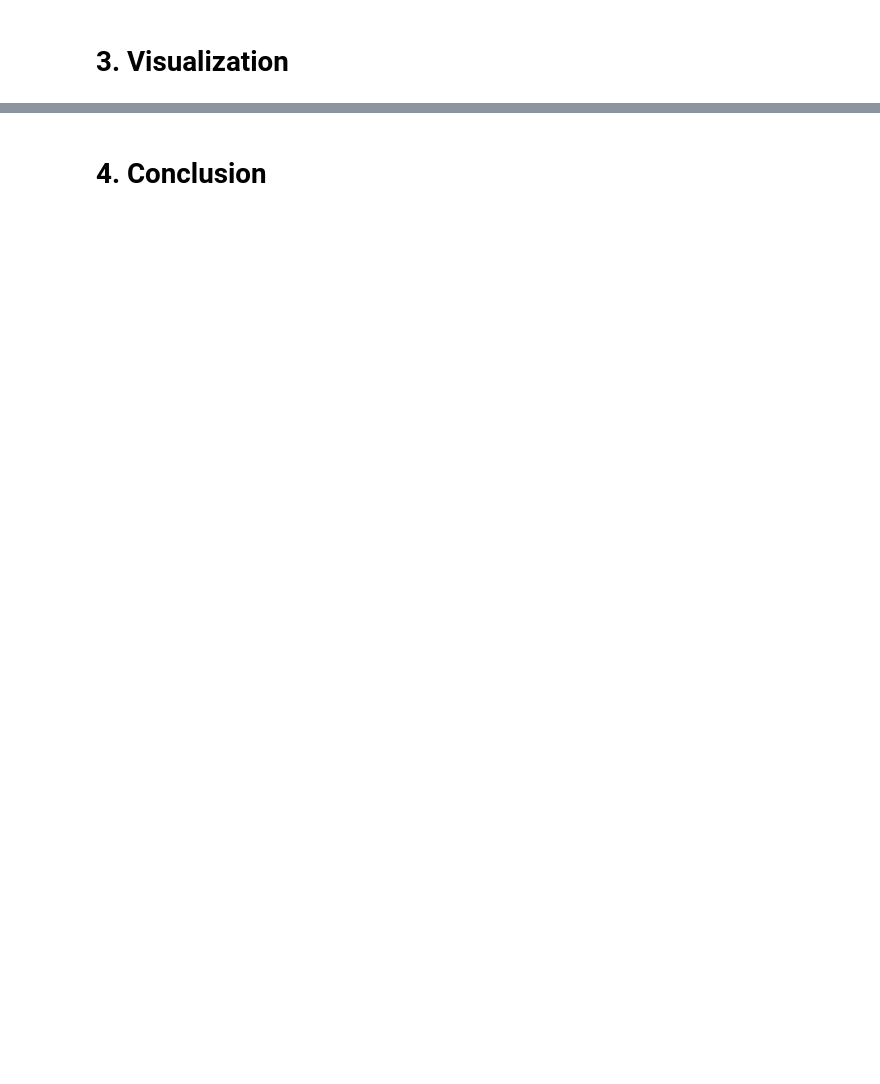
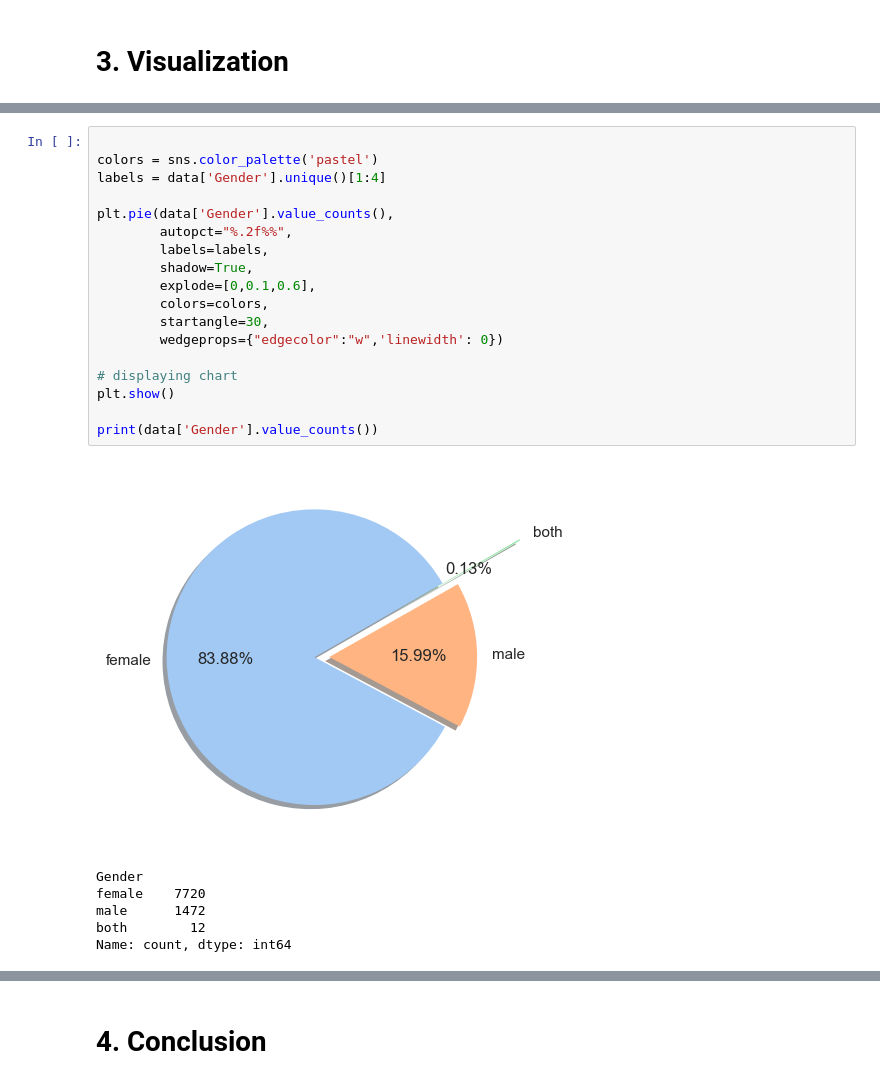
Before and after one commit to Crediteur/Jupyter-Notebooks, a Jupyter notebook: BeeSpotter_Contribution_Analysis/CM2015_BeeSpotter_Contribution_Analysis.ipynb, the cells around one changed output, grey strips where cells are left out. Saved outputs shown, nothing was run; the diff lists cells and outputs as text; blank space fills up the shorter version.

```diff
--- a/BeeSpotter_Contribution_Analysis/CM2015_BeeSpotter_Contribution_Analysis.ipynb
+++ b/BeeSpotter_Contribution_Analysis/CM2015_BeeSpotter_Contribution_Analysis.ipynb
@@ -277,0 +395,25 @@ Name: count, dtype: int64
+# %%
+
+colors = sns.color_palette('pastel')
+labels = data['Gender'].unique()[1:4]
+
+plt.pie(data['Gender'].value_counts(),
+        autopct="%.2f%%",
+        labels=labels,
+        shadow=True,
+        explode=[0,0.1,0.6],
+        colors=colors,
+        startangle=30,
+        wedgeprops={"edgecolor":"w",'linewidth': 0})
+
+# displaying chart
+plt.show()
+
+print(data['Gender'].value_counts())
+# %% [output]
+[figure, added]
+Gender
+female    7720
+male      1472
+both        12
+Name: count, dtype: int64
```
Also changed, not shown: parts of 25 cells of this notebook.
